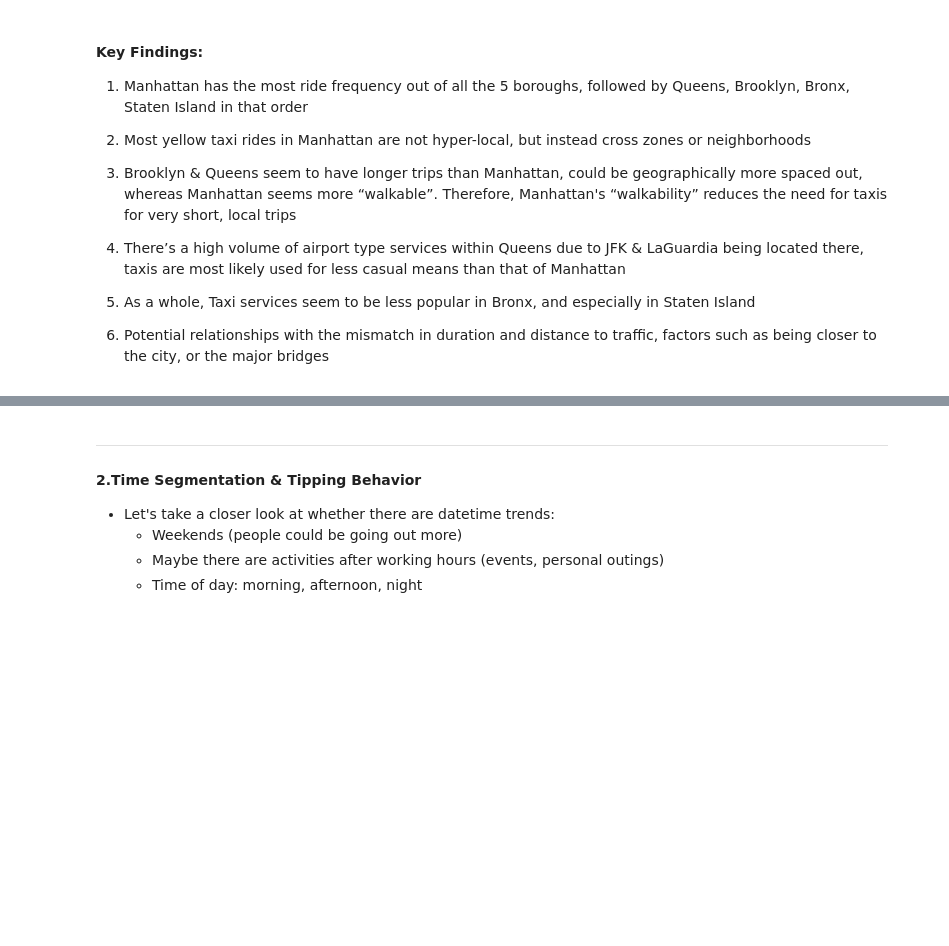
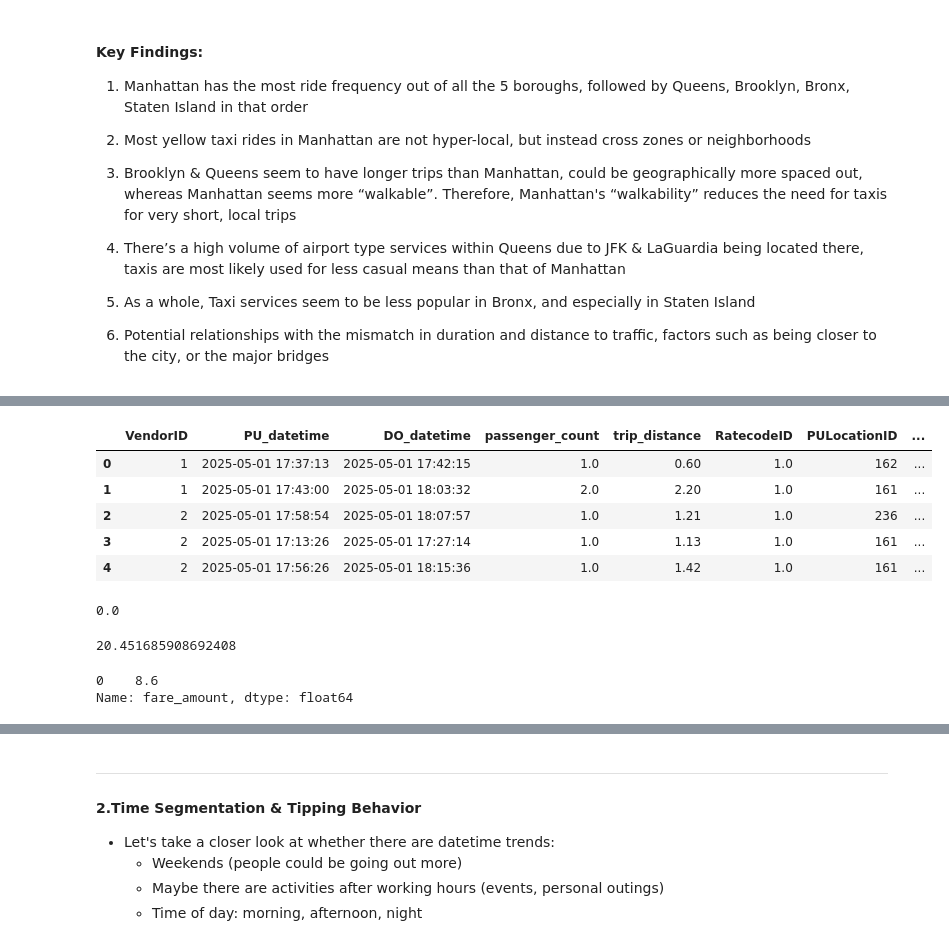
Before and after one commit to jjen1/nyc-taxis-trends, a Jupyter notebook: notebooks/yellow_taxis_eda.ipynb, the cells around one changed output, grey strips where cells are left out. Drawn from its saved outputs; the diff is of its cells as text; code cells hidden in the pictures; blank space fills up the shorter version.

```diff
--- a/notebooks/yellow_taxis_eda.ipynb
+++ b/notebooks/yellow_taxis_eda.ipynb
@@ -792,0 +829,25 @@ Name: count, dtype: int64
+# %%
+# filtering out cancelled rides from the queens df
+merged_cleaned = remove_cancelled_fare_pairs(merged, overall_canceled_rides)
+merged_cleaned.head()
+# %% [output]
+|  | VendorID | PU_datetime | DO_datetime | passenger_count | trip_distance | RatecodeID | PULocationID | ... |
+| 0 | 1 | 2025-05-01 17:37:13 | 2025-05-01 17:42:15 | 1.0 | 0.60 | 1.0 | 162 | ... |
+| 1 | 1 | 2025-05-01 17:43:00 | 2025-05-01 18:03:32 | 2.0 | 2.20 | 1.0 | 161 | ... |
+| 2 | 2 | 2025-05-01 17:58:54 | 2025-05-01 18:07:57 | 1.0 | 1.21 | 1.0 | 236 | ... |
+| 3 | 2 | 2025-05-01 17:13:26 | 2025-05-01 17:27:14 | 1.0 | 1.13 | 1.0 | 161 | ... |
+| 4 | 2 | 2025-05-01 17:56:26 | 2025-05-01 18:15:36 | 1.0 | 1.42 | 1.0 | 161 | ... |
+# %%
+# there should be no negative fares left
+merged_cleaned['fare_amount'].min()
+# %% [output]
+0.0
+# %%
+merged_cleaned['fare_amount'].mean()  # average fare amount
+# %% [output]
+20.451685908692408
+# %%
+merged_cleaned['fare_amount'].mode()  # most common fare amount
+# %% [output]
+0    8.6
+Name: fare_amount, dtype: float64
```
Also changed, not shown: parts of 17 cells of this notebook, 2 other files.
